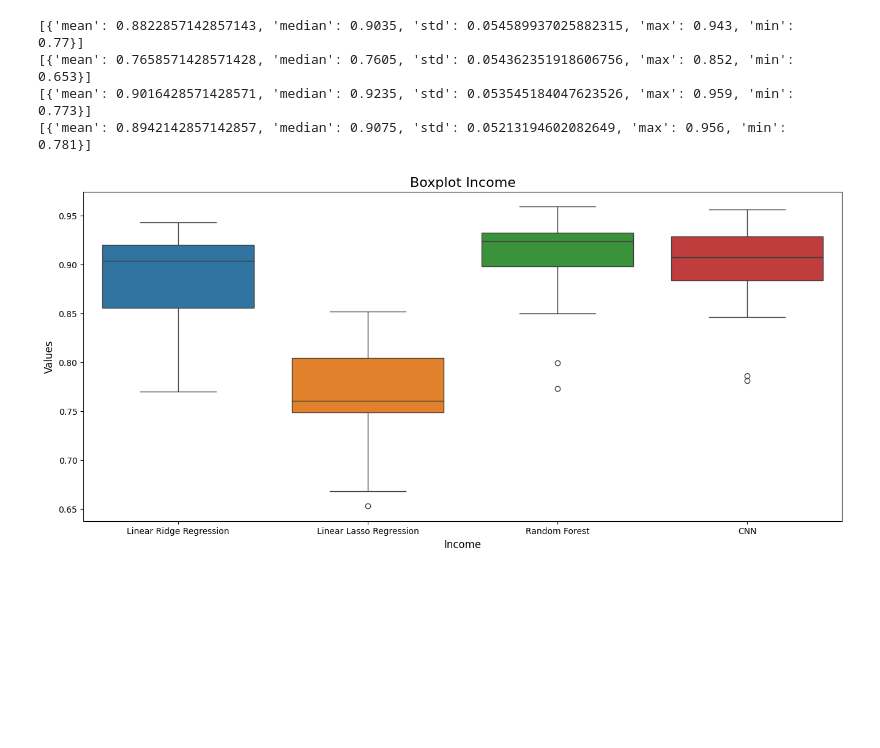
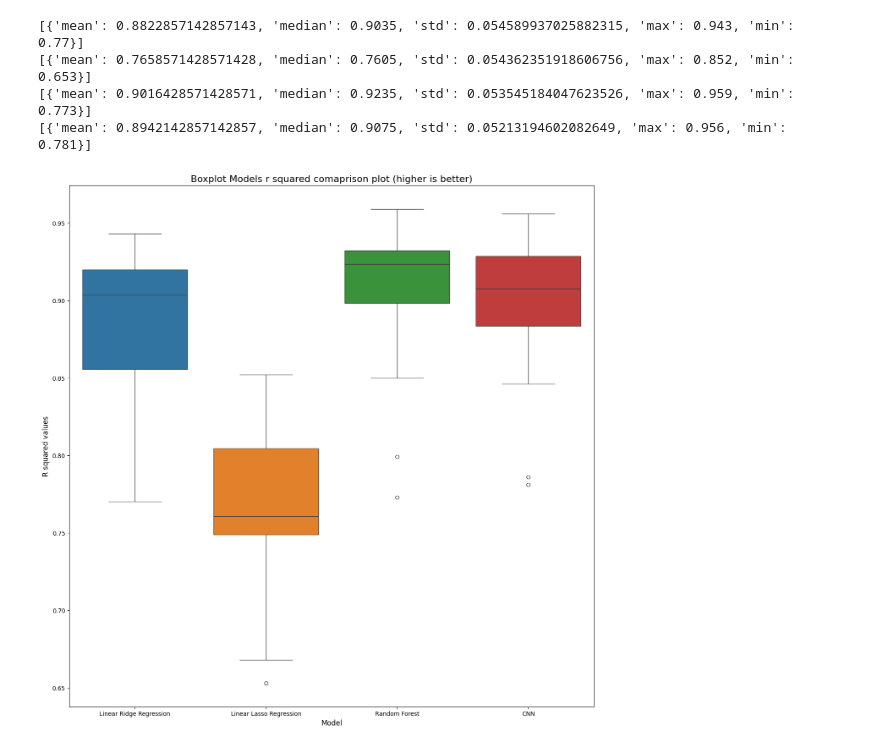
Before and after one commit to NaidaNozic/Explainable-AI, a Jupyter notebook: model-compare-plotting.ipynb, the cells around one changed output. Cells and saved outputs as stored; diff of their text form; code cells hidden in the pictures; blank space fills up the shorter version.

```diff
--- a/model-compare-plotting.ipynb
+++ b/model-compare-plotting.ipynb
@@ -1,4 +1,6 @@
 # %%
+# comparison boxplot r squared
+
 import matplotlib.pyplot as plt
 import seaborn as sns
 import numpy as np
@@ -39,35 +41,35 @@ print(stats_lin_lasso)
 stats_random_forest.append({
     'mean': np.mean(data["Random Forest"]),
     'median': np.median(data["Random Forest"]),
     'std': np.std(data["Random Forest"]),
     'max': np.max(data["Random Forest"]),
     'min': np.min(data["Random Forest"])
 })
 print(stats_random_forest)
 
 stats_cnn.append({
     'mean': np.mean(data["CNN"]),
     'median': np.median(data["CNN"]),
     'std': np.std(data["CNN"]),
     'max': np.max(data["CNN"]),
     'min': np.min(data["CNN"])
 })
 print(stats_cnn)
 
 
-plt.figure(figsize=(16, 7))
+plt.figure(figsize=(16, 16))
 sns.boxplot(data=data)
 
-plt.title('Boxplot Models r square', fontsize=16)
+plt.title('Boxplot Models r squared comaprison plot (higher is better)', fontsize=16)
 plt.xlabel('Model', fontsize=12)
 plt.ylabel('R squared values', fontsize=12)
 
-#plt.savefig('boxplot_income.png', dpi=300, bbox_inches='tight')
-# Show the plot
+plt.savefig('model_comparison_plot.png', dpi=300, bbox_inches='tight')
+
 plt.show()
 # %% [output]
 [{'mean': 0.8822857142857143, 'median': 0.9035, 'std': 0.054589937025882315, 'max': 0.943, 'min': 0.77}]
 [{'mean': 0.7658571428571428, 'median': 0.7605, 'std': 0.054362351918606756, 'max': 0.852, 'min': 0.653}]
 [{'mean': 0.9016428571428571, 'median': 0.9235, 'std': 0.053545184047623526, 'max': 0.959, 'min': 0.773}]
 [{'mean': 0.8942142857142857, 'median': 0.9075, 'std': 0.05213194602082649, 'max': 0.956, 'min': 0.781}]
-[figure, old version]
+[figure, new version]
```
Also changed, not shown: parts of 1 cell of this notebook.
